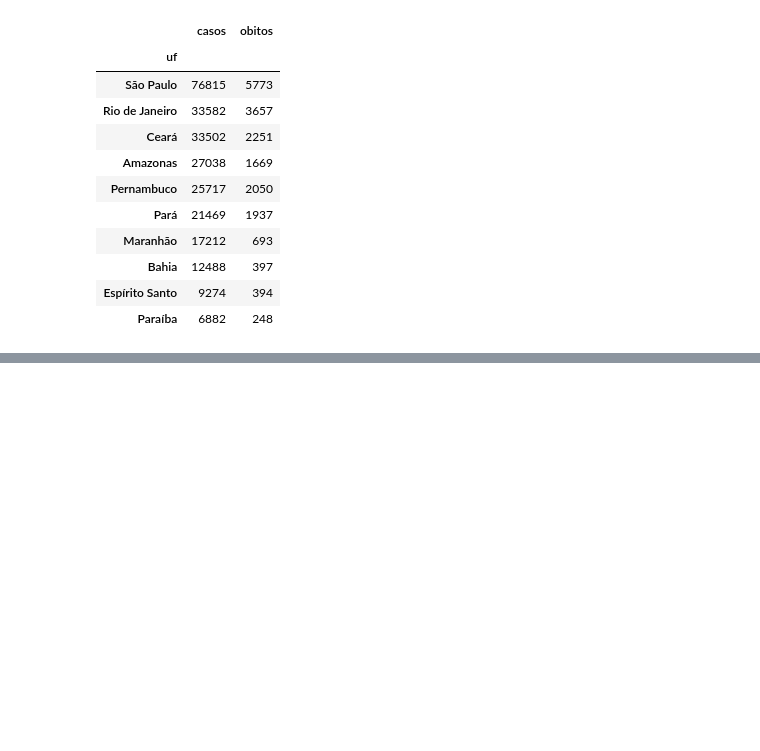
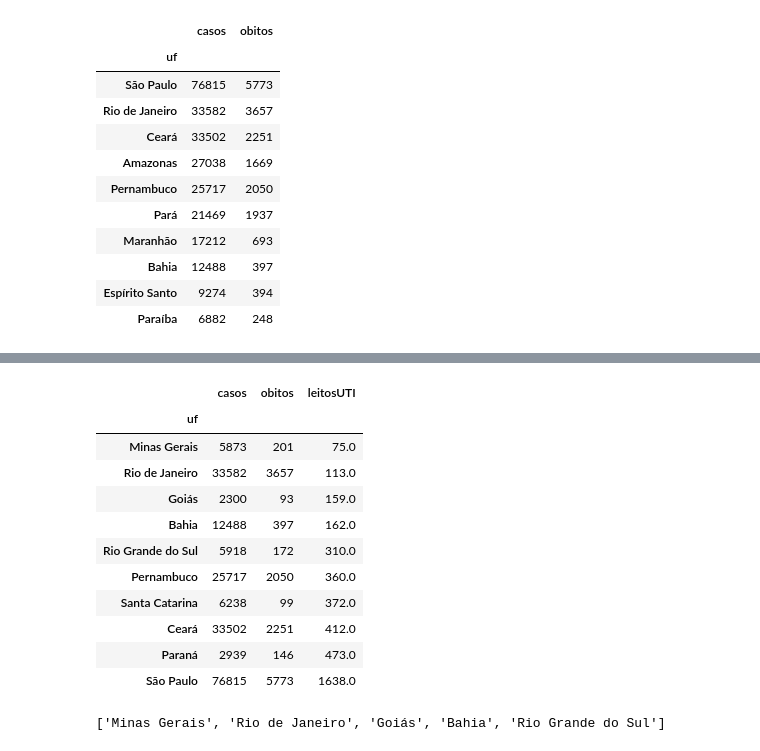
Before and after one commit to kenzosakiyama/corona_virus_brasil, a Jupyter notebook: notebooks/regioes_de_risco.ipynb, the cells around one changed output, grey strips where cells are left out. Drawn from its saved outputs; the diff is of its cells as text; code cells hidden in the pictures; blank space fills up the shorter version.

```diff
--- a/notebooks/regioes_de_risco.ipynb
+++ b/notebooks/regioes_de_risco.ipynb
@@ -40,7 +50,7 @@ Index(['Vacinas distribuidas - influenza', 'Vacinas aplicadas - influenza ',
 # %%
 data_df = covid_df.join(censo_df)
 data_df = data_df.join(economia_df)
-data_df = data_df.join(idade_df, lsuffix="a")
+data_df = data_df.join(idade_df)
 data_df = data_df.join(saude_df)
 # %%
 data_df
@@ -136,3 +146,6 @@ correlation_df["obitosCor"].plot.bar(rot=45)
+# %%
+TOPP = 10
+TOPK = 5
 # %%
 data_df[["casos", "obitos"]].sort_values(by="casos", ascending=False).head(10)
 # %% [output]
@@ -149,4 +162,5 @@ data_df[["casos", "obitos"]].sort_values(by="casos", ascending=False).head(10)
 | Espírito Santo | 9274 | 394 |
 | Paraíba | 6882 | 248 |
 # %%
-data_df.sort_values(by=["urbana", "total", "A15", "A18", "PEA"], ascending=False).head(10)
+pop_urbana_df = data_df.sort_values(by=["urbana"], ascending=False).head(TOPP)
+mais_populosos = pop_urbana_df.index.to_list()
@@ -188,0 +180,20 @@ saude_df.sort_values(by="cloroquina", ascending=False)
+# %%
+com_menos_leitos = pop_urbana_df.sort_values(by="leitosUTI").head(TOPK).index.to_list()
+pop_urbana_df[["casos", "obitos", "leitosUTI"]].sort_values(by="leitosUTI")
+# %% [output]
+|  | casos | obitos | leitosUTI |
+| uf |  |  |  |
+| Minas Gerais | 5873 | 201 | 75.0 |
+| Rio de Janeiro | 33582 | 3657 | 113.0 |
+| Goiás | 2300 | 93 | 159.0 |
+| Bahia | 12488 | 397 | 162.0 |
+| Rio Grande do Sul | 5918 | 172 | 310.0 |
+| Pernambuco | 25717 | 2050 | 360.0 |
+| Santa Catarina | 6238 | 99 | 372.0 |
+| Ceará | 33502 | 2251 | 412.0 |
+| Paraná | 2939 | 146 | 473.0 |
+| São Paulo | 76815 | 5773 | 1638.0 |
+# %%
+com_menos_leitos
+# %% [output]
+['Minas Gerais', 'Rio de Janeiro', 'Goiás', 'Bahia', 'Rio Grande do Sul']
```
Also changed, not shown: parts of 14 cells of this notebook.
